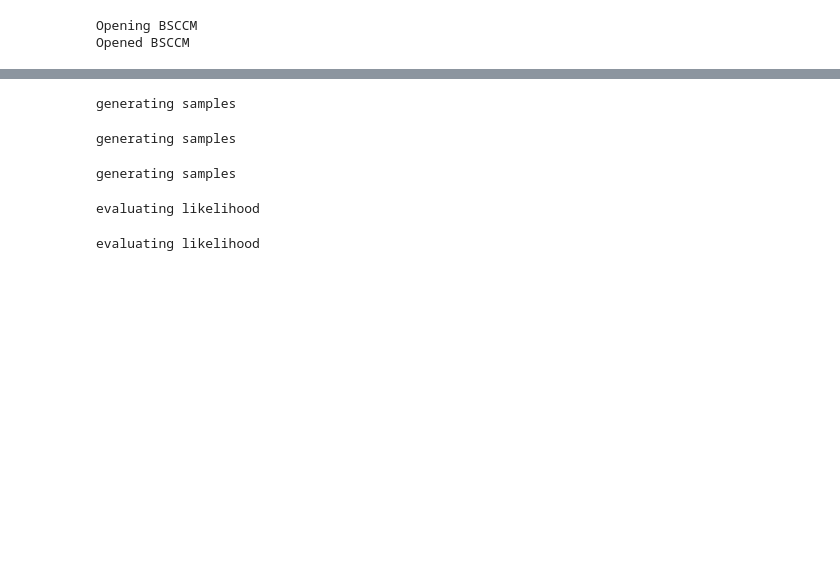
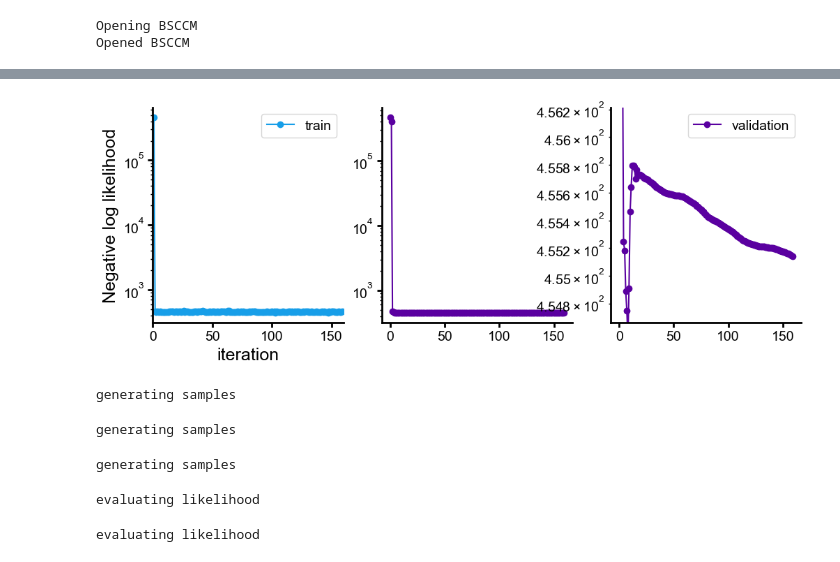
Before and after one commit to Waller-Lab/EncodingInformation, a Jupyter notebook: modeling_and_mi_estimation/before_and_after_optimization.ipynb, the cells around one changed output, grey strips where cells are left out. Drawn from its saved outputs; the diff is of its cells as text; code cells hidden in the pictures; blank space fills up the shorter version.

Commit message:
finished debugging optimization estimator

```diff
--- a/modeling_and_mi_estimation/before_and_after_optimization.ipynb
+++ b/modeling_and_mi_estimation/before_and_after_optimization.ipynb
@@ -75,0 +116,4 @@ for a in axs:
+# %%
+### Do the optimization
+cov_mat_optimized, cov_mat_initial, mean_vec, best_loss, train_loss_history, val_loss_history, final_cov_mat = run_optimization(
+    patches, max_iters=1500, return_final=True, patience=150)
@@ -76,3 +123,7 @@ for a in axs:
+# %%
+plot_loss_history(train_loss_history, val_loss_history)
+# %% [output]
+[figure, added]
 # %%
 sample_size = 40
 num_samples = 8
```
Also changed, not shown: parts of 27 cells of this notebook, 2 other files.
